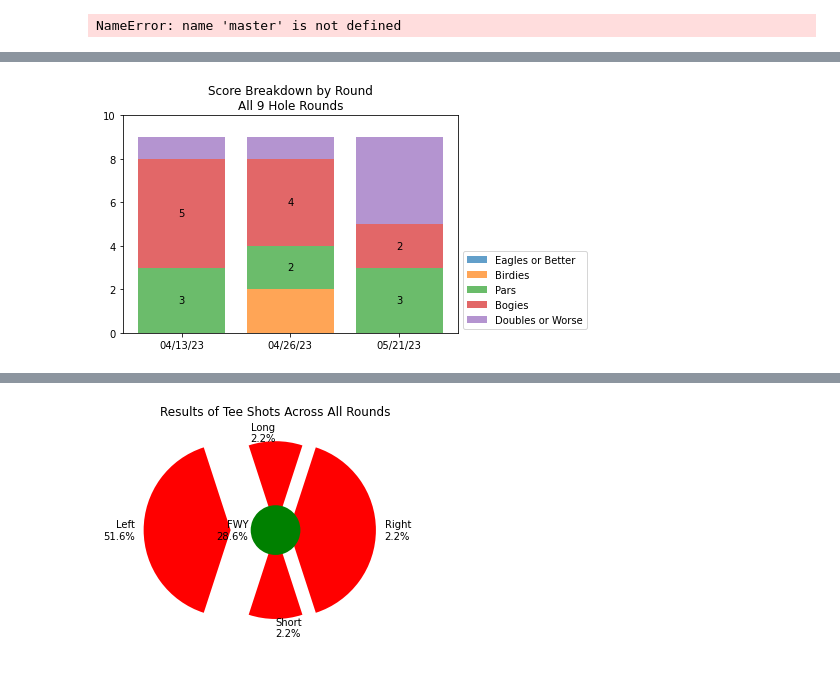
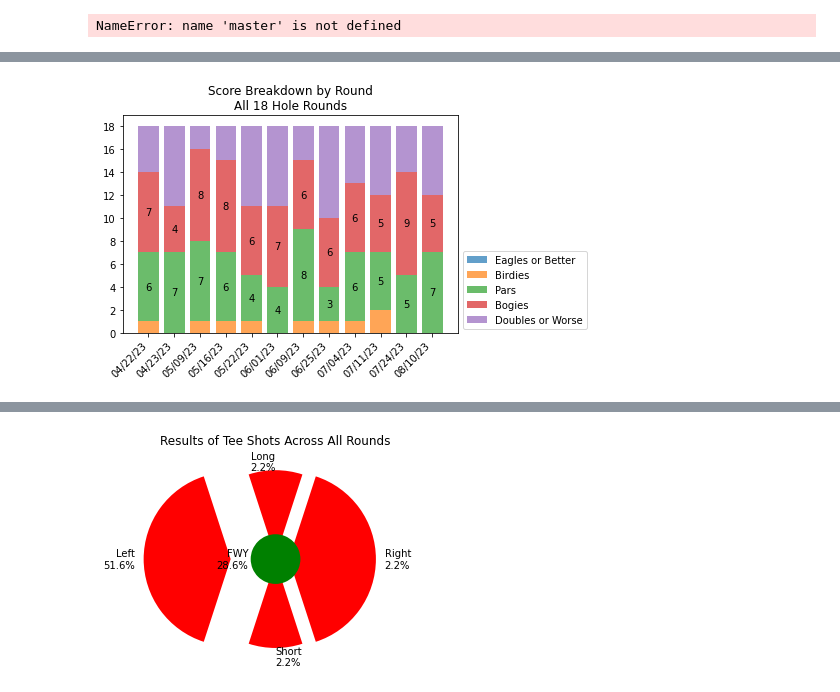
Before and after one commit to tristansetterdahl/Personal-Golf, a Jupyter notebook: Golf Input.ipynb, the cells around one changed output, grey strips where cells are left out. Cells and saved outputs as stored; diff of their text form; code cells hidden in the pictures.

```diff
--- a/Golf Input.ipynb
+++ b/Golf Input.ipynb
@@ -387,12 +390,14 @@ def round_scores_breakdown(master, num_holes):
 
     plt.yticks(np.arange(0, num_holes + 2, 2))
     plt.legend(bbox_to_anchor = (1, 0.4))
+    plt.xticks(rotation=45, ha='right')
+
     plt.title('Score Breakdown by Round\nAll ' + str(num_holes) + ' Hole Rounds')
     plt.show()
 # %%
-round_scores_breakdown(pd.read_csv('9holemaster.csv'), 9)
+round_scores_breakdown(master, 18)
 # %% [output]
-[figure, old version]
+[figure, new version]
 # %%
 def putts_bars(master):
     bars = plt.bar(master['Date'], master['Putts'], alpha = .6)
```
Also changed, not shown: parts of 18 cells of this notebook, 21 other files.
